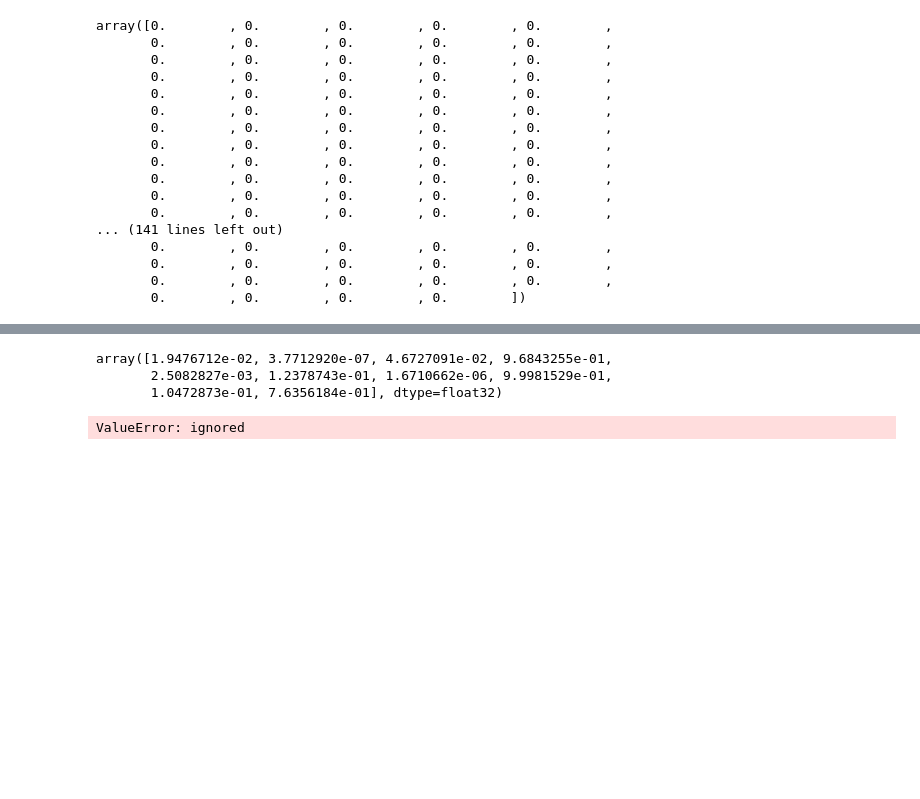
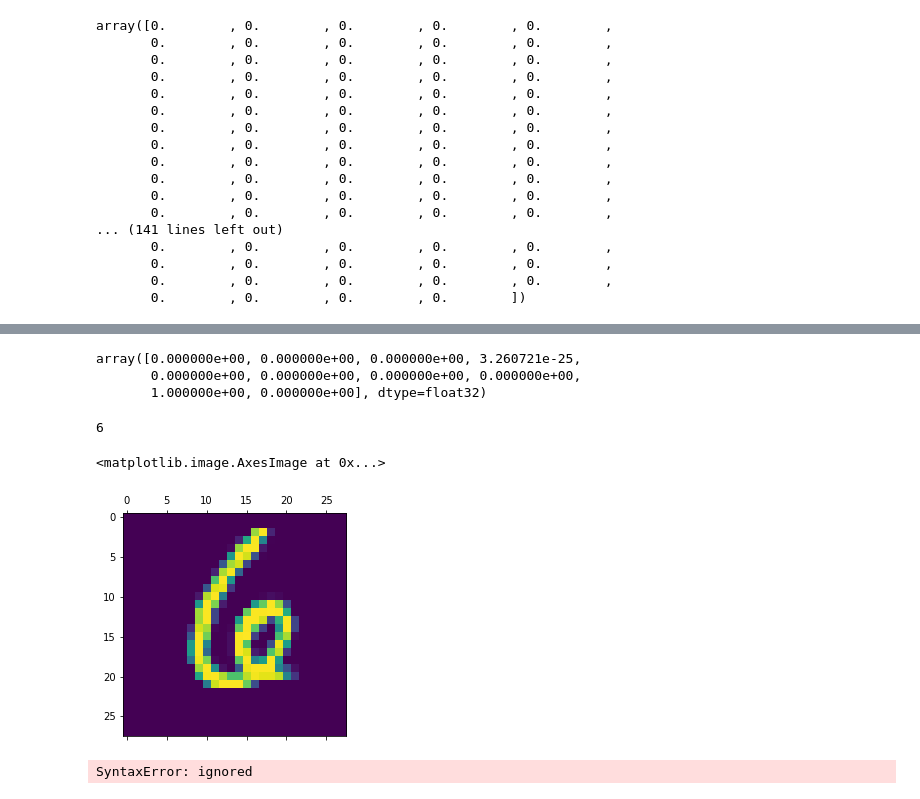
Before and after one commit to bhattronak/Google_Colaboratory_Work, a Jupyter notebook: DigitRecognition.ipynb, the cells around one changed output, grey strips where cells are left out. Drawn from its saved outputs; the diff is of its cells as text; code cells hidden in the pictures; blank space fills up the shorter version.

```diff
--- a/DigitRecognition.ipynb
+++ b/DigitRecognition.ipynb
@@ -62,5 +58,5 @@ X_train=X_train.reshape(len(X_train),28*28)
 # %%
-X_test = X_test.reshape(len(X_test), 28*28)
+X_test_reshape = X_test.reshape(len(X_test), 28*28)
 # %%
 from numpy import asarray
 from sklearn.preprocessing import MinMaxScaler
@@ -71,5 +67,5 @@ X_train_min = scaler1.fit_transform(X_train)
 # %%
-X_test = scaler1.fit_transform(X_test)
+X_test_min= scaler1.fit_transform(X_test_reshape)
 # %%
 X_train_min[0]
 # %% [output]
@@ -120,11 +116,18 @@ model.evaluate(X_test, y_test)
 # %%
-y_predicted = model.predict(X_test)
-y_predicted[0]
+
+y_predicted = model.predict(X_test_reshape)
+y_predicted[128]
 # %% [output]
-array([1.9476712e-02, 3.7712920e-07, 4.6727091e-02, 9.6843255e-01,
-       2.5082827e-03, 1.2378743e-01, 1.6710662e-06, 9.9981529e-01,
-       1.0472873e-01, 7.6356184e-01], dtype=float32)
+array([0.000000e+00, 0.000000e+00, 0.000000e+00, 3.260721e-25,
+       0.000000e+00, 0.000000e+00, 0.000000e+00, 0.000000e+00,
+       1.000000e+00, 0.000000e+00], dtype=float32)
+# %%
+from numpy.core.fromnumeric import argmax
+argmax(y_predicted[123])
+# %% [output]
+6
 # %%
-plt.matshow(X_test[0]*255)
+plt.matshow(X_test[123])
 # %% [output]
-ValueError: ignored
+<matplotlib.image.AxesImage at 0x...>
+[figure, added]
@@ -130,0 +136,13 @@ ValueError: ignored
+# %%
+model = keras.Sequential(
+    keras.layers.Dense(100, input_shape=(784,), activation='sigmoid')
+    keras.layers.Dense(10, activation='sigmoid')
+)
+
+model.compile(optimizer='adam',
+              loss='sparse_categorical_crossentropy',
+              metrics=['accuracy'])
+
+model.fit(X_train_min, y_train, epochs=5)
+# %% [output]
+SyntaxError: ignored
```
Also changed, not shown: parts of 6 cells of this notebook.
